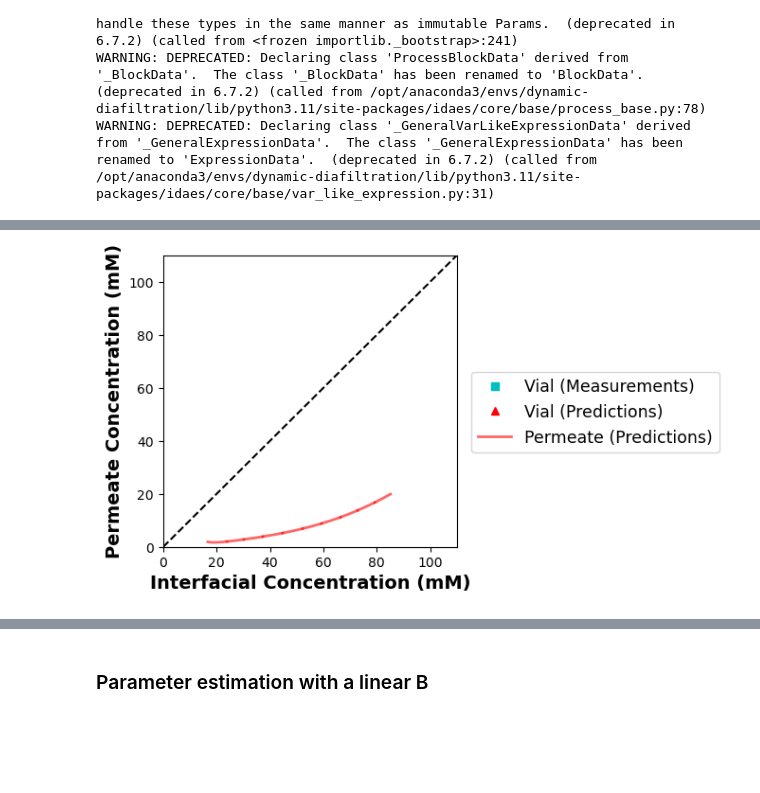
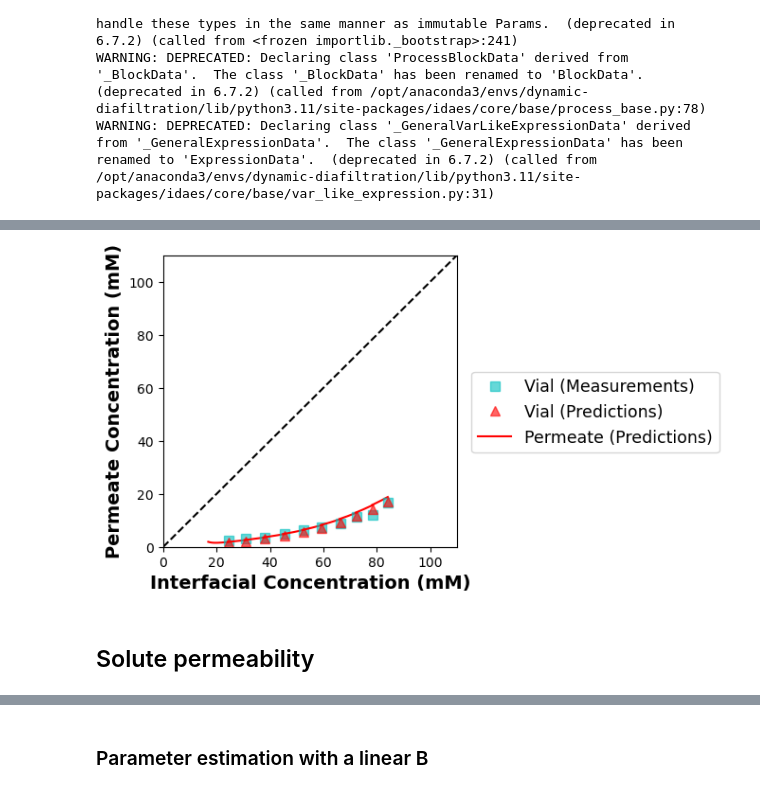
Before and after one commit to mollydougher/dynamic-diafiltration-pyomo, a Jupyter notebook: NAMS2025_figures.ipynb, the cells around one changed output, grey strips where cells are left out. Drawn from its saved outputs; the diff is of its cells as text; code cells hidden in the pictures; blank space fills up the shorter version.

```diff
--- a/NAMS2025_figures.ipynb
+++ b/NAMS2025_figures.ipynb
@@ -28,4 +31,9 @@ packages/idaes/core/base/var_like_expression.py:31)
 # %%
-data_stru90 = loadmat('data_library/data_stru-dataset511.12.mat')['data_stru']
-sim_stru90=[]
+# pull the data from DATA1_matlab/DiafiltrationPaperPlots.ipynb
+### Diafiltration
+#### M1(conctration polarization, continuous retentate)
+# Figure 2, 5, 6, S3, S4
+data_stru90 = loadmat('DATA1_matlab/data/data_stru-dataset511.12.mat')['data_stru']
+fit_stru90 = loadmat('DATA1_matlab/data/511.12 concpolar/fit_stru.mat')['fit_stru']
+plot_sim_comparisonDATA1(data_stru90,fit_stru90,plot_pred=True,cond=True,lg=False)
 # %% [output]
@@ -33,4 +45,0 @@ Loading data file = data_library/data_stru-dataset511.12.mat
-# %%
-mode = 'DATA'
-fit_stru90, sim_stru90, sim_inter90 = solve_model(data_stru90, mode, sim_opt=False, B_form='single')
-plot_sim_comparison(data_stru90,sim_stru90,stirc_mass=False,plot_pred=True,lg=False,LOUD=False)
@@ -78,5 +48,2 @@ dict_keys(['number', 'time', 'mass', 'cF_exp', 'cV_avg', 'nr'])
 # %%
-for vial, info in sim_stru90.items():
-    for vars, x in info.items():
-        print(vars)
-        print(x)
+sim_stru90 = fit_stru90["sim_stru"]
@@ -101,20 +50,42 @@ cV
 # %%
+k = 0.23 * (350/60 * np.pi * 2.2860)**0.57 * 1.960e-5**0.67 / (8.927e-3**0.24 * 2.2860**0.43)
+cIn_sim = []
+cIn_exp = []
+
 fig = plt.figure(figsize=(4,4))
 
 t_delay = float(data_stru90['data_raw'][0]['time'][0])
 
-for i in range(data_stru90['data_config']['n']):
-    # if i != 0:
-        plt.plot(sim_stru90[i]["cIn"],sim_stru90[i]["cH"],'r-',linewidth=2,alpha=.6)
+# TODO: double check logic and exp calc
+for vial in range(data_stru90['data_config']['n']):
+    # calculate simulated water flux per vial
+    vial_dmdt_sim = (sim_stru90[vial]["mV"][-1] - sim_stru90[vial]["mV"][0]) / (sim_stru90[vial]["time"][-1] - sim_stru90[vial]["time"][0])
+    vial_water_flux_sim = (1/4.1)*vial_dmdt_sim # cm3/cm2/s
+    # calculate simulated cIn
+    for value in range(len(sim_stru90[vial]["time"])):
+        cIn_sim.append((sim_stru90[vial]['cF'][value]-sim_stru90[vial]['cH'][value])*np.exp(vial_water_flux_sim/k)+sim_stru90[vial]['cH'][value])
 
-        for sim_time in sim_stru90[i]["time"]:
-            for exp_time in data_stru90["data_raw"][i]["time"]:
-                if ((exp_time-t_delay)==sim_time):
-                    print(f"{exp_time-t_delay}")
-                    print(sim_time)
-                    sim_index = sim_stru90[i]["time"].index(sim_time)
-                    exp_index = data_stru90["data_raw"][i]["time"].index(exp_time)
-                    # plt.plot(sim_stru90[i]["cIn"][sim_index],data_stru90['data_raw'][i]['cV_avg'],'cs',markersize=6)
+    # # calculate exp water flux per vial
+    # vial_dmdt_exp = (data_stru90["data_raw"][vial]["mass"][-1] - data_stru90["data_raw"][vial]["mass"][0]) / (data_stru90["data_raw"][vial]["time"][-1] - data_stru90["data_raw"][vial]["time"][0])
+    # vial_water_flux_exp = (1/4.1)*vial_dmdt_exp # cm3/cm2/s
+    # # calculate exp cIn
+    # for value in range(len(data_stru90["data_raw"][vial]["time"])):
+    #     cIn_exp.append((data_stru90["data_raw"][vial]['cF_exp'][value]-data_stru90["data_raw"][vial]['cV_avg'][value])*np.exp(vial_water_flux_exp/k)+data_stru90["data_raw"][vial]['cV_avg'][value])
+
+
+    # permeate predictions
+    plt.plot(cIn_sim,sim_stru90[vial]["cH"],'r-',linewidth=1.5)
+
+    # vial measurements, plot at the last time point
+    plt.plot(cIn_sim[-1],data_stru90['data_raw'][vial]['cV_avg'],'cs',markersize=7,alpha=0.6)
+
+    # vial predictions, plot at the last time point
+    plt.plot(cIn_sim[-1],sim_stru90[vial]['cV'][-1],'r^',markersize=7, alpha=0.6)
+
+
+    cIn_sim = []
+    cIn_exp = []
+
 
 plt.plot([0,110],[0,110],'k--')
 
@@ -122,9 +93,9 @@ plt.xlabel('Interfacial Concentration (mM)',fontsize=14,fontweight='bold')
 plt.ylabel('Permeate Concentration (mM)',fontsize=14,fontweight='bold')
 
 # ghost point for legend
-plt.plot([],[],'cs',markersize=6,label='Vial (Measurements)')
-plt.plot([],[],'r^',markersize=6,label='Vial (Predictions)')
-plt.plot([],[],'r-',linewidth=2,alpha=.6,label='Permeate (Predictions)')
+plt.plot([],[],'cs',markersize=7,label='Vial (Measurements)', alpha=0.6)
+plt.plot([],[],'r^',markersize=7,label='Vial (Predictions)', alpha=0.6)
+plt.plot([],[],'r-',linewidth=1.5,label='Permeate (Predictions)')
 plt.legend(fontsize=12.5,loc='best',bbox_to_anchor=(1.05, 0.6),borderaxespad=0)
 plt.xlim(left=0,right=110)
 plt.ylim(bottom=0,top=110)
@@ -151 +105,3 @@ plt.show()
-[figure, old version]
+[figure, new version]
+# %% [markdown]
+## Solute permeability
```
Also changed, not shown: parts of 26 cells of this notebook.
